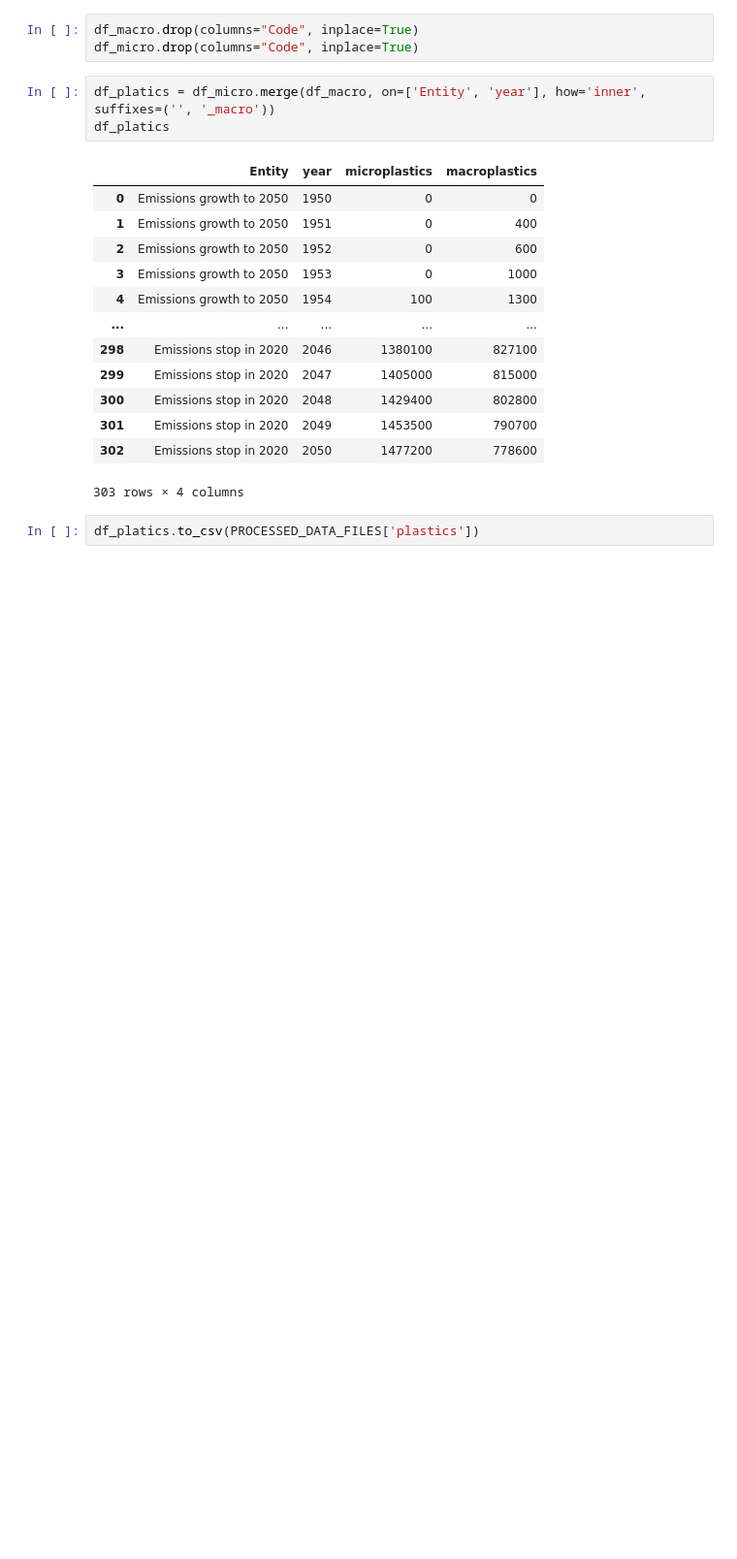
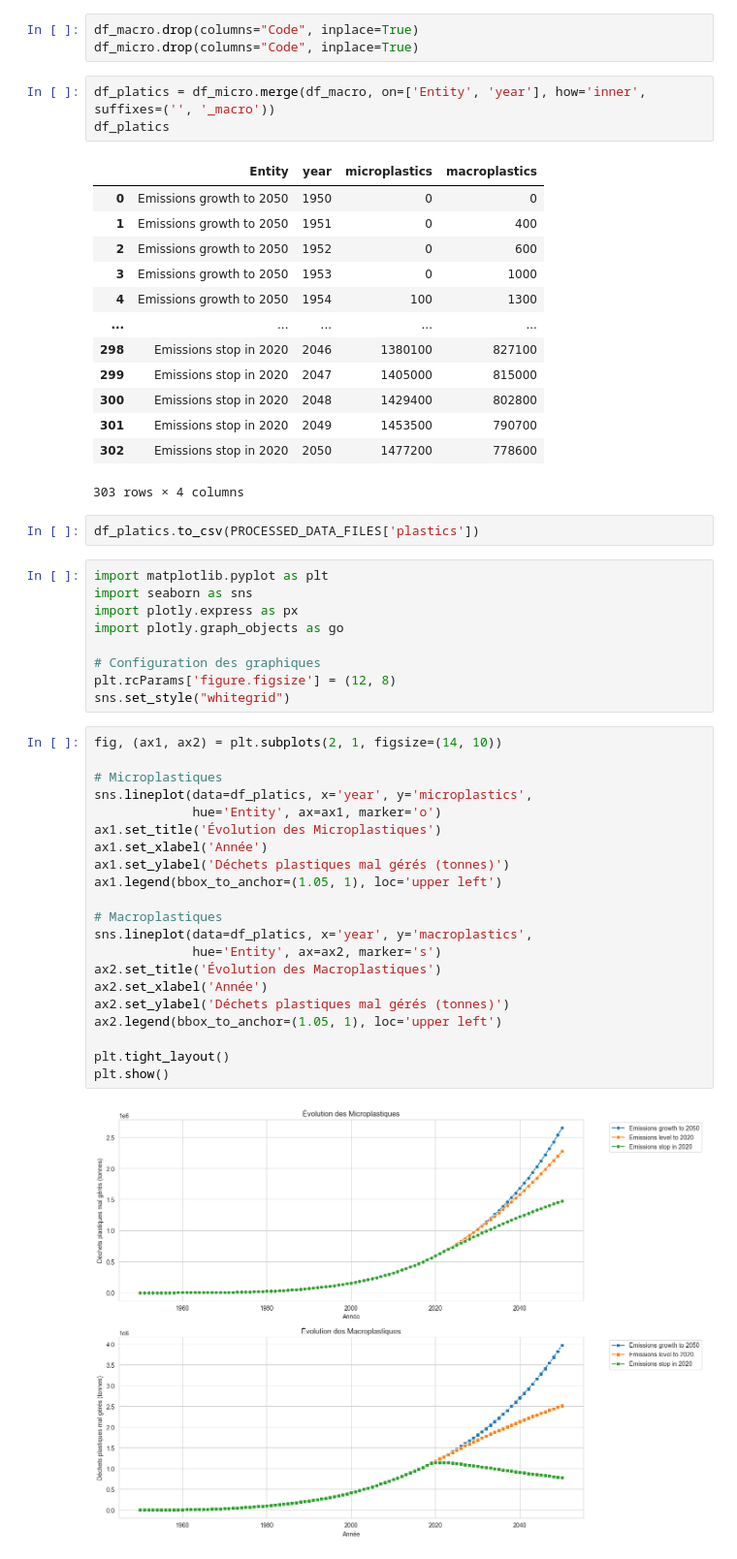
Before and after one commit to Juliendnte/OceanState_Analysis, a Jupyter notebook: oceanstate_analysis/notebooks/exploratory/plastic.ipynb, the cells around one changed output. Shown at 97% size. Saved outputs shown, nothing was run; the diff lists cells and outputs as text; blank space fills up the shorter version.

```diff
--- a/oceanstate_analysis/notebooks/exploratory/plastic.ipynb
+++ b/oceanstate_analysis/notebooks/exploratory/plastic.ipynb
@@ -62,3 +62,35 @@ df_platics
 303 rows × 4 columns
 # %%
 df_platics.to_csv(PROCESSED_DATA_FILES['plastics'])
+# %%
+import matplotlib.pyplot as plt
+import seaborn as sns
+import plotly.express as px
+import plotly.graph_objects as go
+
+# Configuration des graphiques
+plt.rcParams['figure.figsize'] = (12, 8)
+sns.set_style("whitegrid")
+# %%
+fig, (ax1, ax2) = plt.subplots(2, 1, figsize=(14, 10))
+
+# Microplastiques
+sns.lineplot(data=df_platics, x='year', y='microplastics',
+             hue='Entity', ax=ax1, marker='o')
+ax1.set_title('Évolution des Microplastiques')
+ax1.set_xlabel('Année')
+ax1.set_ylabel('Déchets plastiques mal gérés (tonnes)')
+ax1.legend(bbox_to_anchor=(1.05, 1), loc='upper left')
+
+# Macroplastiques
+sns.lineplot(data=df_platics, x='year', y='macroplastics',
+             hue='Entity', ax=ax2, marker='s')
+ax2.set_title('Évolution des Macroplastiques')
+ax2.set_xlabel('Année')
+ax2.set_ylabel('Déchets plastiques mal gérés (tonnes)')
+ax2.legend(bbox_to_anchor=(1.05, 1), loc='upper left')
+
+plt.tight_layout()
+plt.show()
+# %% [output]
+[figure, added]
```
Also changed, not shown: 7 other files.
